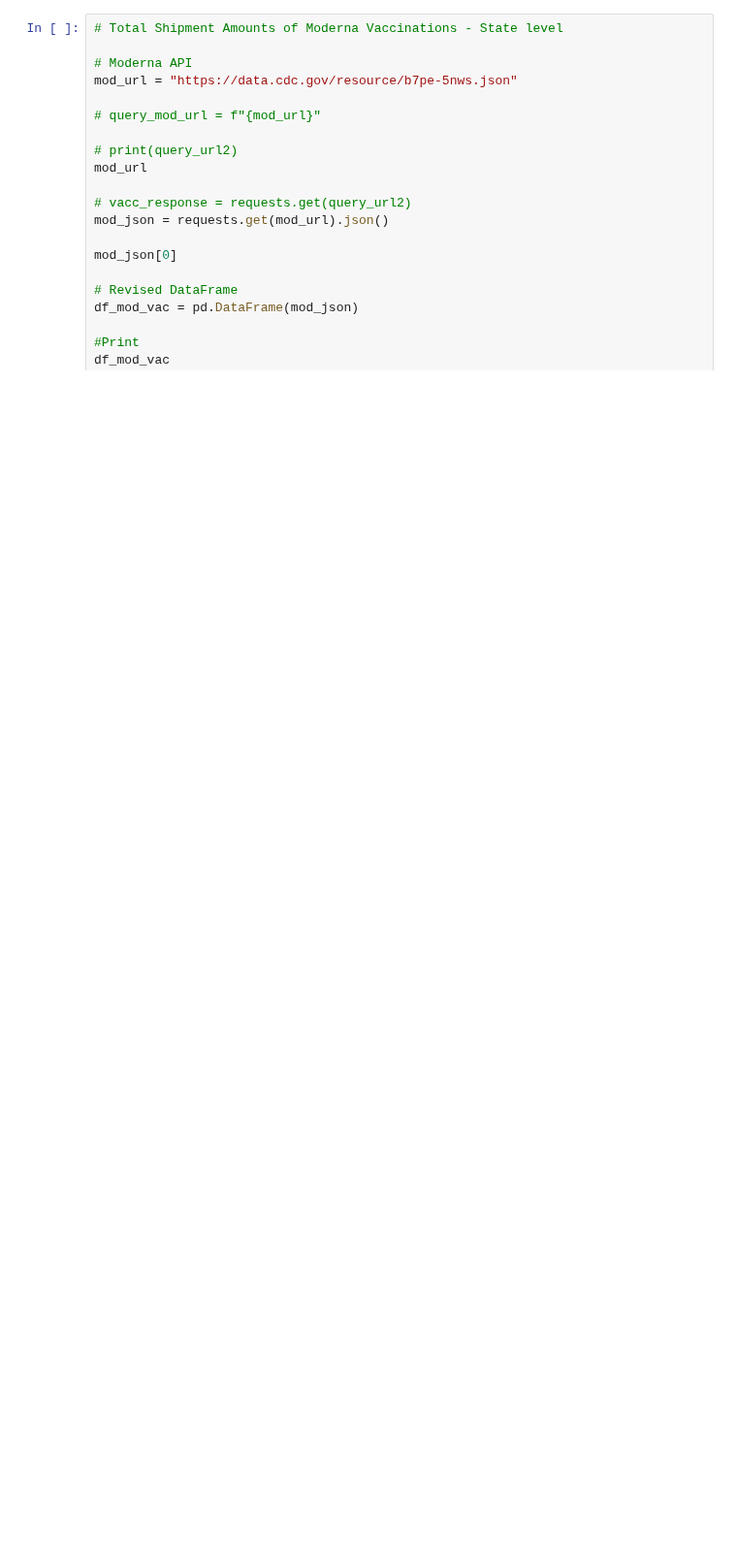
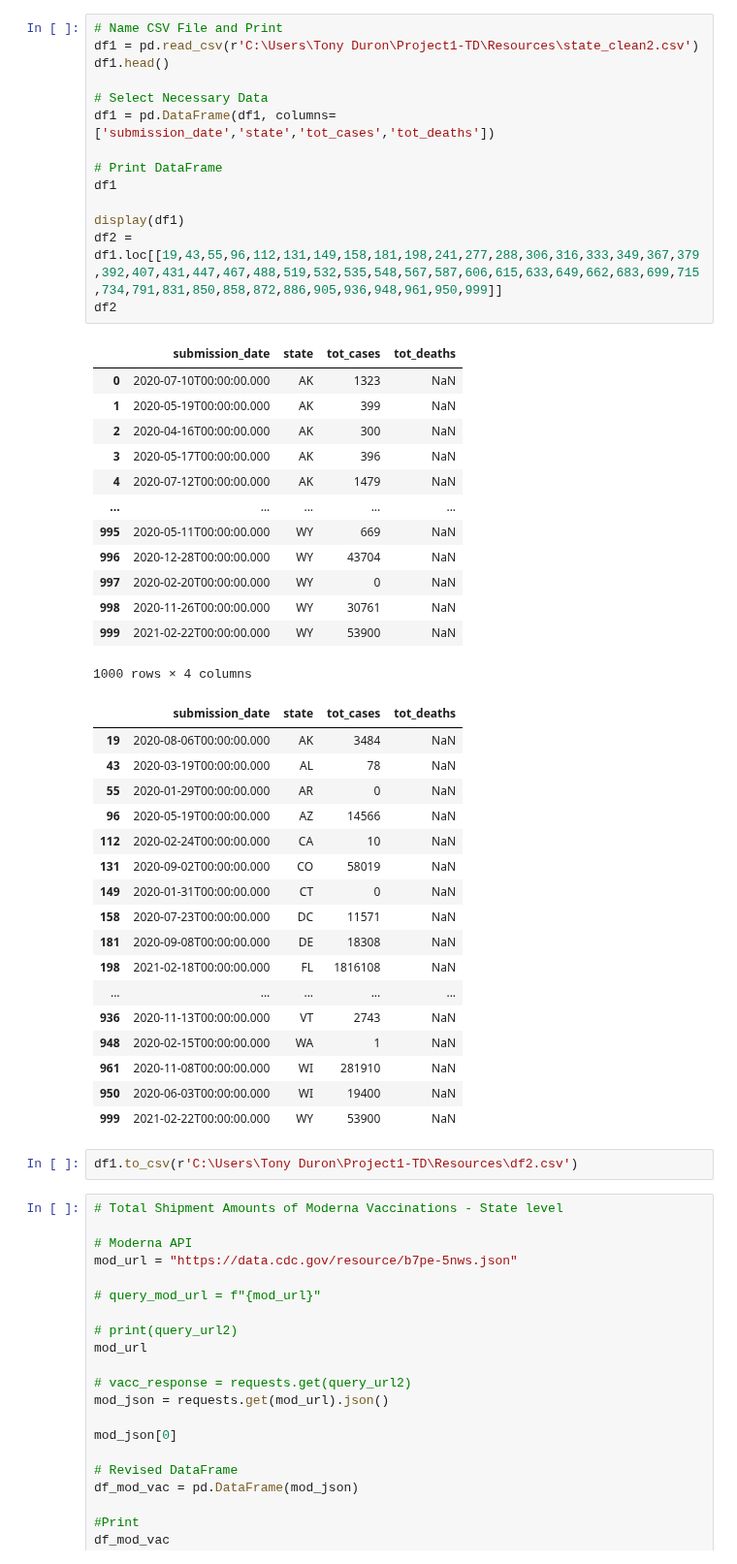
Before and after one commit to tduron3/I_Have_No_Clue, a Jupyter notebook: Project_1.ipynb, the cells around one changed output. Shown at 97% size. Saved outputs shown, nothing was run; the diff lists cells and outputs as text; blank space fills up the shorter version.

```diff
--- a/Project_1.ipynb
+++ b/Project_1.ipynb
@@ -940,3 +916,50 @@ sort_by_df_tx.rename(columns = {'submission_date':'Submission_Date','state':'Sta
+# %%
+# Name CSV File and Print
+df1 = pd.read_csv(r'C:\Users\Tony Duron\Project1-TD\Resources\state_clean2.csv')
+df1.head()
+
+# Select Necessary Data
+df1 = pd.DataFrame(df1, columns=['submission_date','state','tot_cases','tot_deaths'])
+
+# Print DataFrame
+df1
+
+display(df1)
+df2 = df1.loc[[19,43,55,96,112,131,149,158,181,198,241,277,288,306,316,333,349,367,379,392,407,431,447,467,488,519,532,535,548,567,587,606,615,633,649,662,683,699,715,734,791,831,850,858,872,886,905,936,948,961,950,999]]
+df2
+# %% [output]
+|  | submission_date | state | tot_cases | tot_deaths |
+| 0 | 2020-07-10T00:00:00.000 | AK | 1323 | NaN |
+| 1 | 2020-05-19T00:00:00.000 | AK | 399 | NaN |
+| 2 | 2020-04-16T00:00:00.000 | AK | 300 | NaN |
+| 3 | 2020-05-17T00:00:00.000 | AK | 396 | NaN |
+| 4 | 2020-07-12T00:00:00.000 | AK | 1479 | NaN |
+| ... | ... | ... | ... | ... |
+| 995 | 2020-05-11T00:00:00.000 | WY | 669 | NaN |
+| 996 | 2020-12-28T00:00:00.000 | WY | 43704 | NaN |
+| 997 | 2020-02-20T00:00:00.000 | WY | 0 | NaN |
+| 998 | 2020-11-26T00:00:00.000 | WY | 30761 | NaN |
+| 999 | 2021-02-22T00:00:00.000 | WY | 53900 | NaN |
+1000 rows × 4 columns
+|  | submission_date | state | tot_cases | tot_deaths |
+| 19 | 2020-08-06T00:00:00.000 | AK | 3484 | NaN |
+| 43 | 2020-03-19T00:00:00.000 | AL | 78 | NaN |
+| 55 | 2020-01-29T00:00:00.000 | AR | 0 | NaN |
+| 96 | 2020-05-19T00:00:00.000 | AZ | 14566 | NaN |
+| 112 | 2020-02-24T00:00:00.000 | CA | 10 | NaN |
+| 131 | 2020-09-02T00:00:00.000 | CO | 58019 | NaN |
+| 149 | 2020-01-31T00:00:00.000 | CT | 0 | NaN |
+| 158 | 2020-07-23T00:00:00.000 | DC | 11571 | NaN |
+| 181 | 2020-09-08T00:00:00.000 | DE | 18308 | NaN |
+| 198 | 2021-02-18T00:00:00.000 | FL | 1816108 | NaN |
+| ... | ... | ... | ... | ... |
+| 936 | 2020-11-13T00:00:00.000 | VT | 2743 | NaN |
+| 948 | 2020-02-15T00:00:00.000 | WA | 1 | NaN |
+| 961 | 2020-11-08T00:00:00.000 | WI | 281910 | NaN |
+| 950 | 2020-06-03T00:00:00.000 | WI | 19400 | NaN |
+| 999 | 2021-02-22T00:00:00.000 | WY | 53900 | NaN |
+# %%
+df1.to_csv(r'C:\Users\Tony Duron\Project1-TD\Resources\df2.csv')
 # %%
 # Total Shipment Amounts of Moderna Vaccinations - State level
 
```
Also changed, not shown: parts of 5 cells of this notebook, 1 other file.
